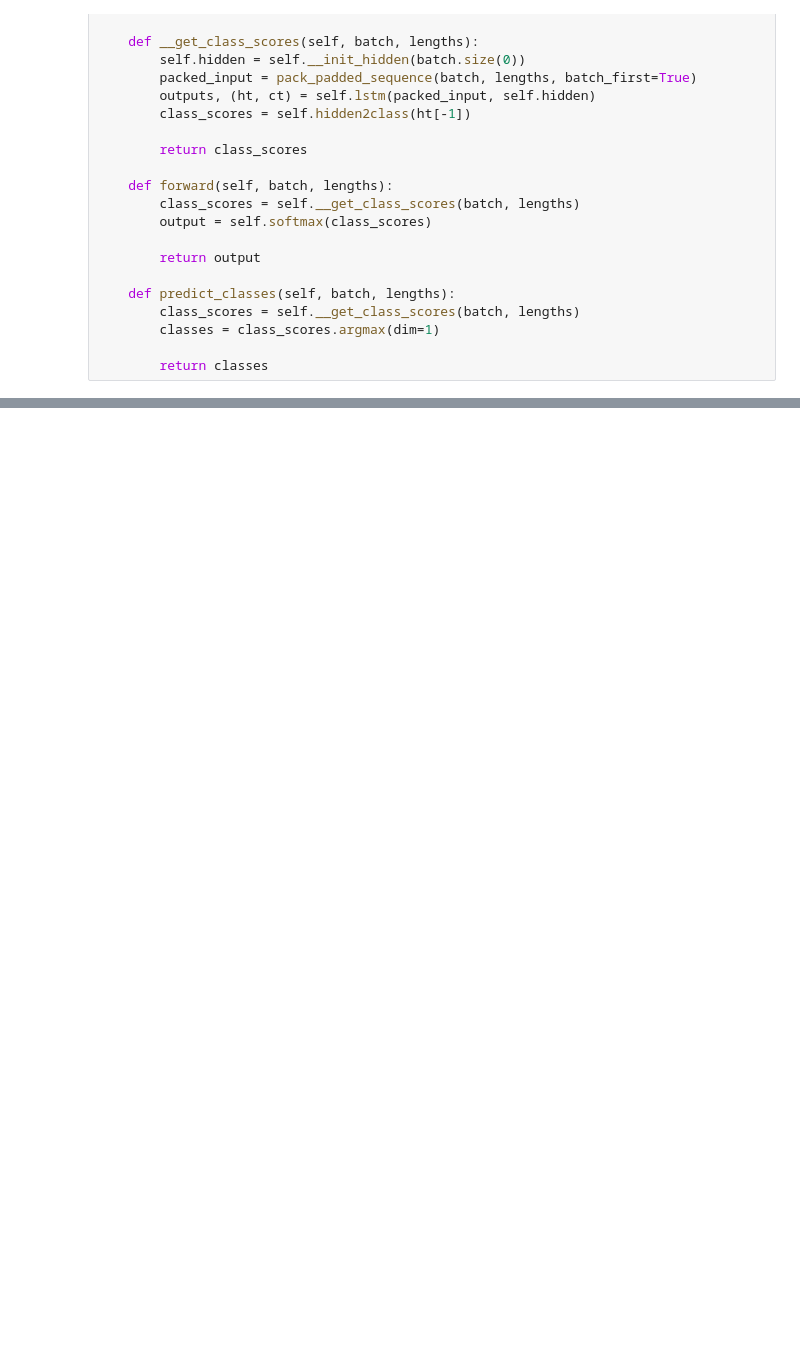
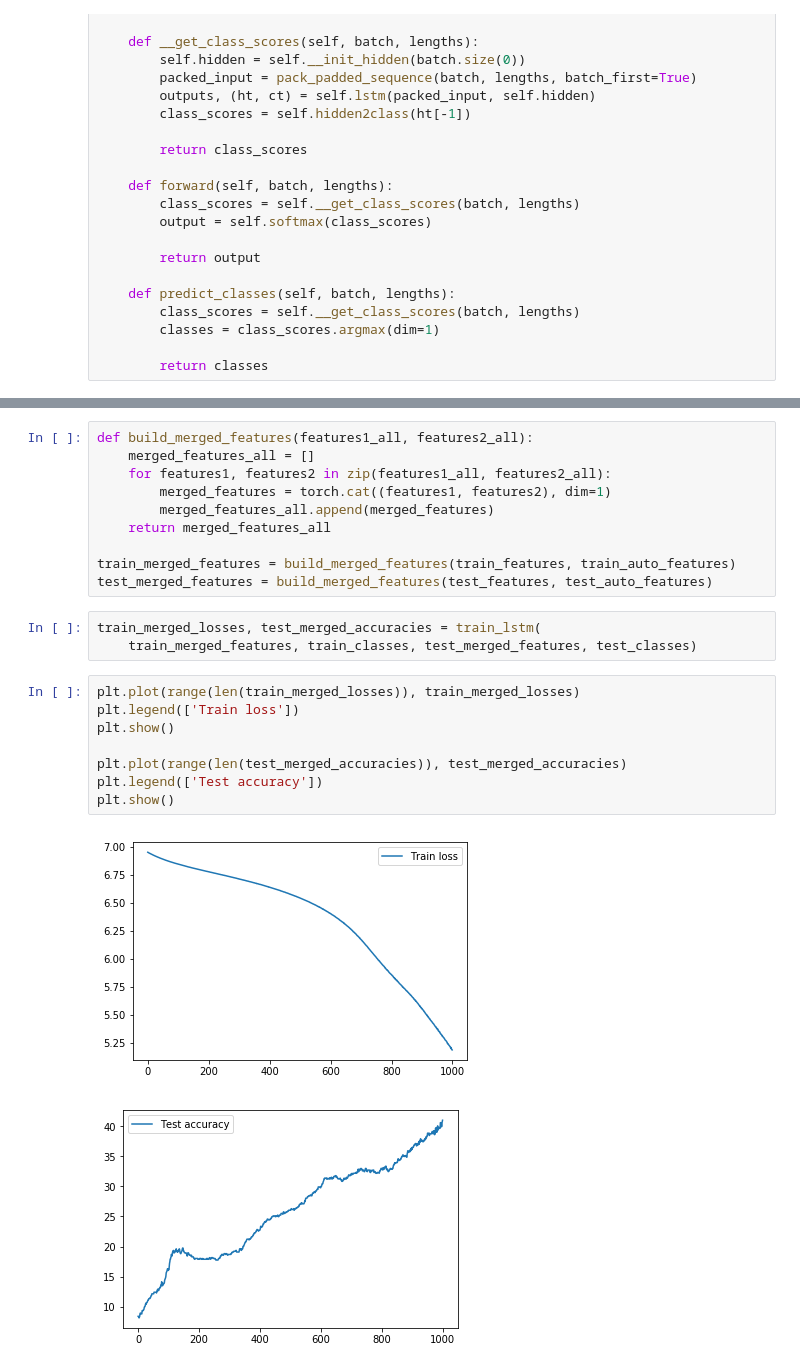
Before and after one commit to niksaz/speech-ml-2019, a Jupyter notebook: 3/speaker_recognition.ipynb, the cells around one changed output, grey strips where cells are left out. Drawn from its saved outputs; the diff is of its cells as text; blank space fills up the shorter version.

```diff
--- a/3/speaker_recognition.ipynb
+++ b/3/speaker_recognition.ipynb
@@ -219,0 +352,24 @@ plt.show()
+# %%
+def build_merged_features(features1_all, features2_all):
+    merged_features_all = []
+    for features1, features2 in zip(features1_all, features2_all):
+        merged_features = torch.cat((features1, features2), dim=1)
+        merged_features_all.append(merged_features)
+    return merged_features_all
+
+train_merged_features = build_merged_features(train_features, train_auto_features)
+test_merged_features = build_merged_features(test_features, test_auto_features)
+# %%
+train_merged_losses, test_merged_accuracies = train_lstm(
+    train_merged_features, train_classes, test_merged_features, test_classes)
+# %%
+plt.plot(range(len(train_merged_losses)), train_merged_losses)
+plt.legend(['Train loss'])
+plt.show()
+
+plt.plot(range(len(test_merged_accuracies)), test_merged_accuracies)
+plt.legend(['Test accuracy'])
+plt.show()
+# %% [output]
+[figure, added]
+[figure, added]
```
Also changed, not shown: parts of 21 cells of this notebook, 2 other files.
